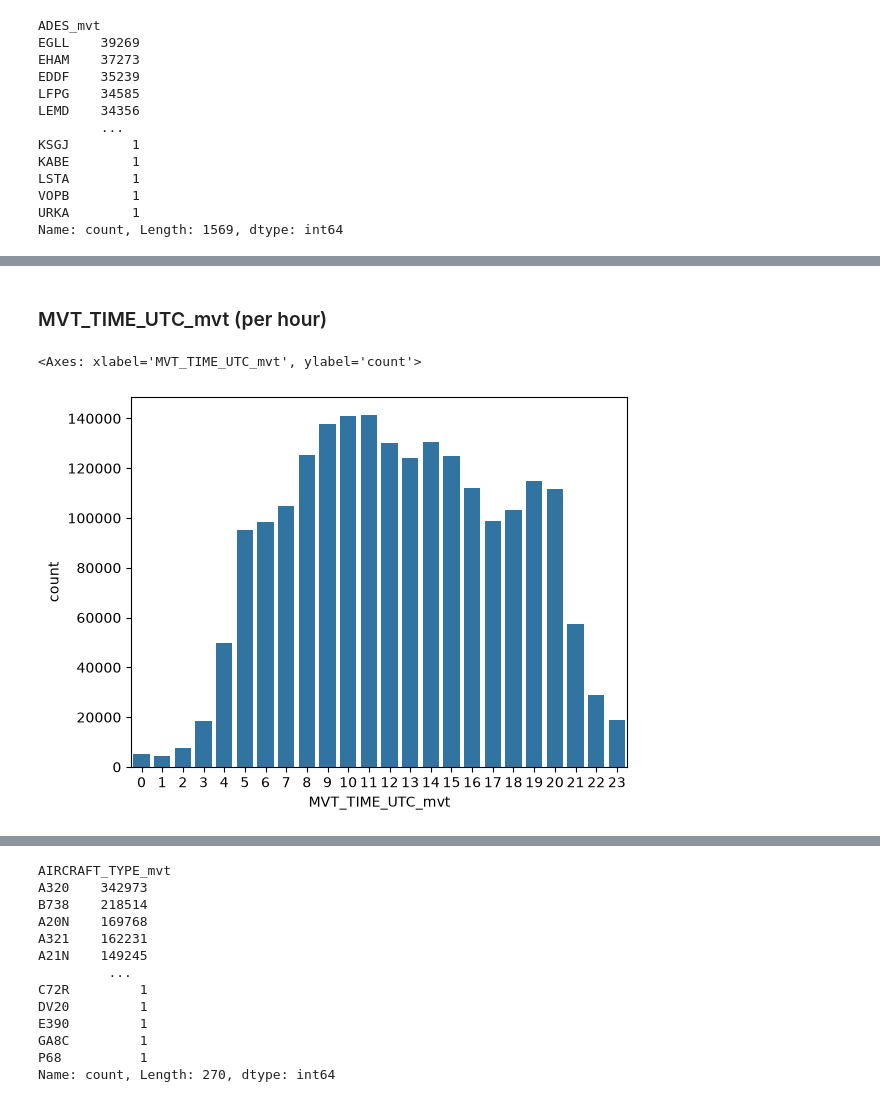
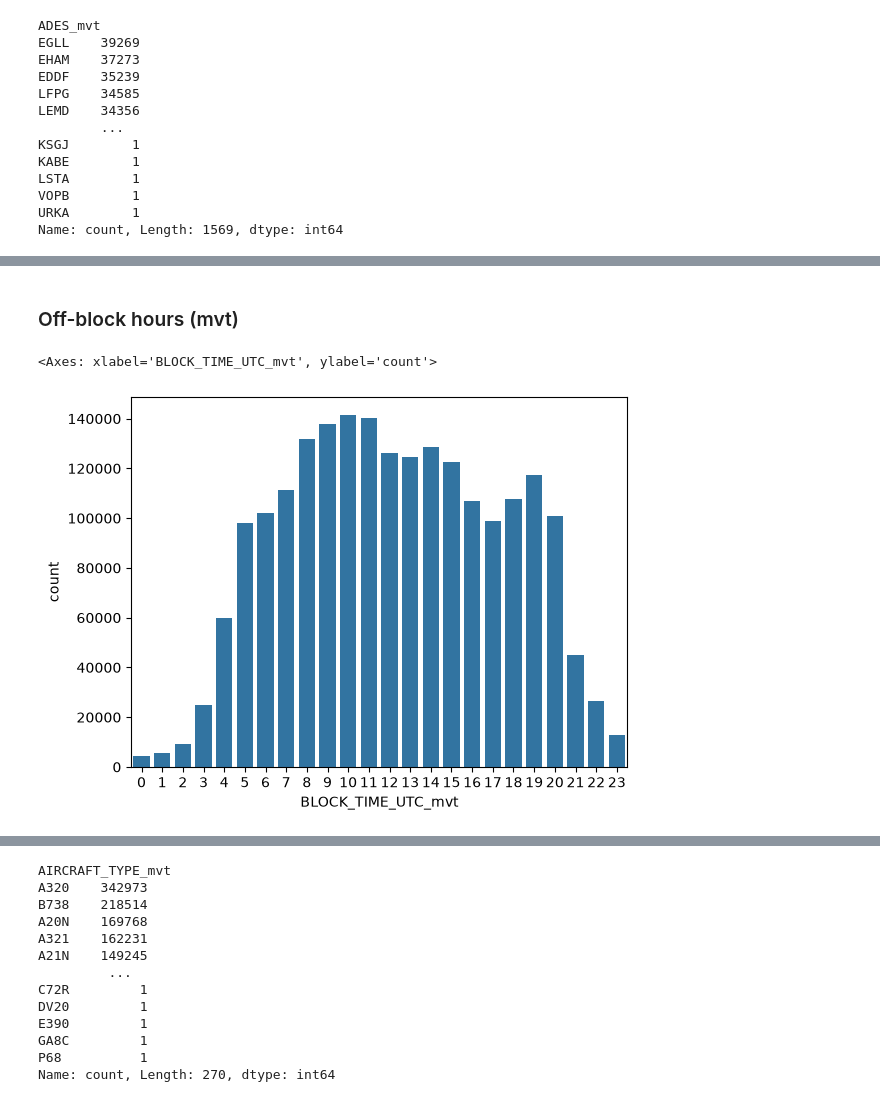
Before and after one commit to elna4os/prc_2026, a Jupyter notebook: notebooks/EDA.ipynb, the cells around one changed output, grey strips where cells are left out. Cells and saved outputs as stored; diff of their text form; code cells hidden in the pictures.

```diff
--- a/notebooks/EDA.ipynb
+++ b/notebooks/EDA.ipynb
@@ -364,7 +333,7 @@ Top 100% of arrival airports: 1569 airports
 # %% [markdown]
-### MVT_TIME_UTC_mvt (per hour)
+### Off-block hours (mvt)
 # %%
-sns.countplot(x=df_dep["MVT_TIME_UTC_mvt"].dt.hour)
+sns.countplot(x=df_dep["BLOCK_TIME_UTC_mvt"].dt.hour)
 # %% [output]
-<Axes: xlabel='MVT_TIME_UTC_mvt', ylabel='count'>
+<Axes: xlabel='BLOCK_TIME_UTC_mvt', ylabel='count'>
-[figure, old version]
+[figure, new version]
```
Also changed, not shown: parts of 111 cells of this notebook.
